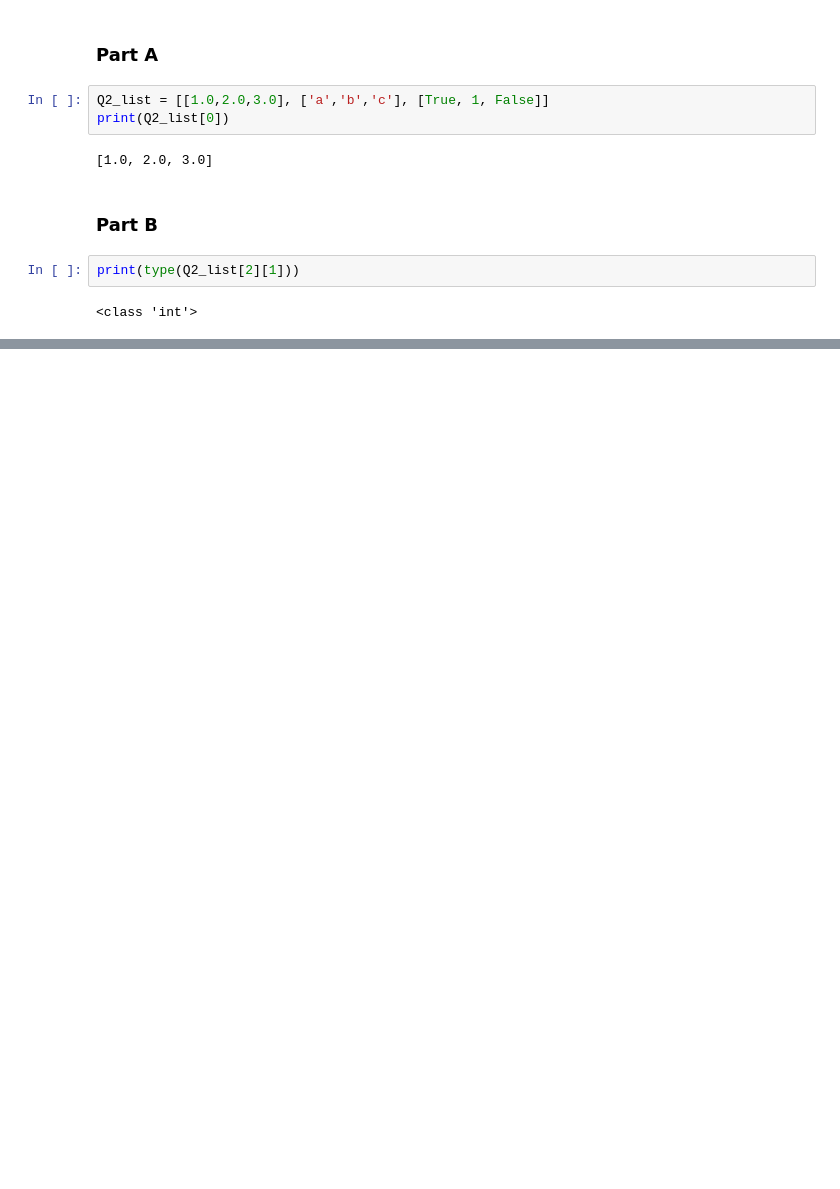
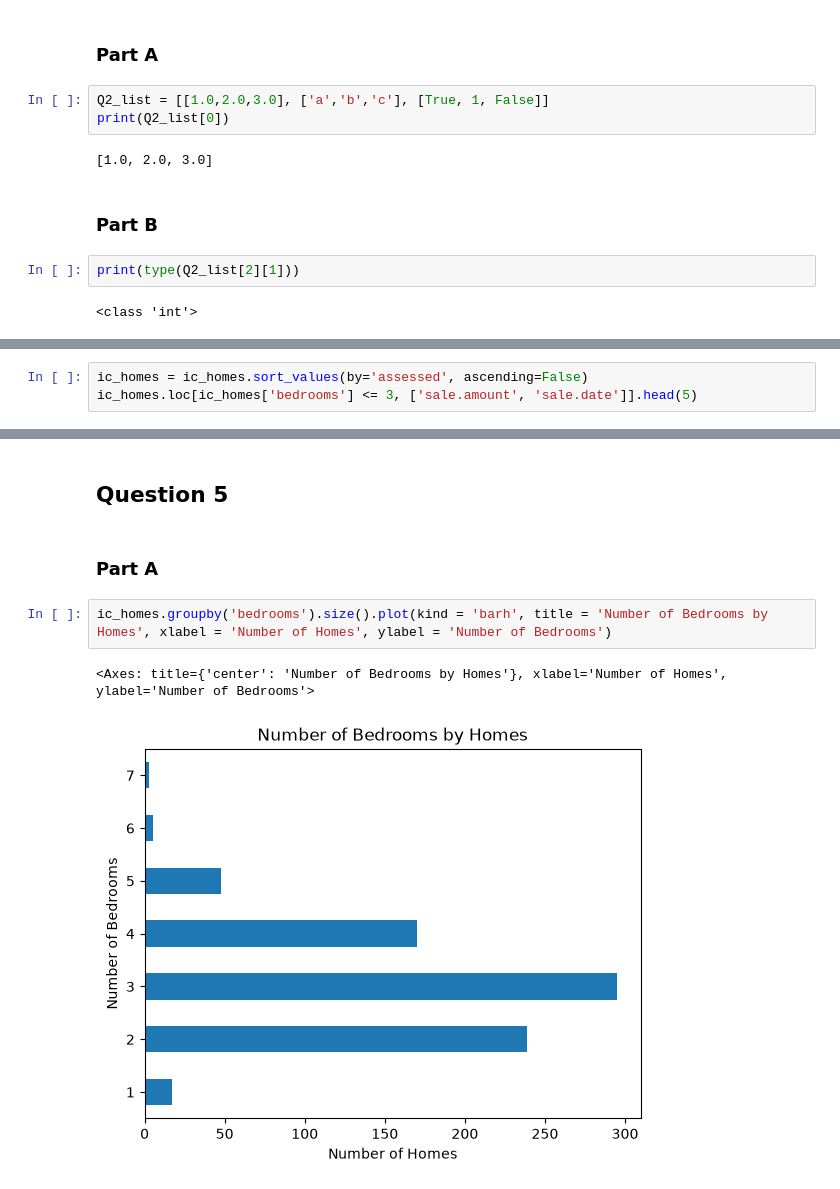
Before and after one commit to khanhdo05/Intro-to-ML, a Jupyter notebook: lab1.ipynb, the cells around one changed output, grey strips where cells are left out. Drawn from its saved outputs; the diff is of its cells as text; blank space fills up the shorter version.

```diff
--- a/lab1.ipynb
+++ b/lab1.ipynb
@@ -36,0 +80,3 @@ print(type(Q2_list[2][1]))
+# %%
+ic_homes = ic_homes.sort_values(by='assessed', ascending=False)
+ic_homes.loc[ic_homes['bedrooms'] <= 3, ['sale.amount', 'sale.date']].head(5)
@@ -36,0 +90,9 @@ print(type(Q2_list[2][1]))
+# %% [markdown]
+## Question 5
+# %% [markdown]
+### Part A
+# %%
+ic_homes.groupby('bedrooms').size().plot(kind = 'barh', title = 'Number of Bedrooms by Homes', xlabel = 'Number of Homes', ylabel = 'Number of Bedrooms')
+# %% [output]
+<Axes: title={'center': 'Number of Bedrooms by Homes'}, xlabel='Number of Homes', ylabel='Number of Bedrooms'>
+[figure, added]
```
Also changed, not shown: parts of 23 cells of this notebook, 4 other files.
